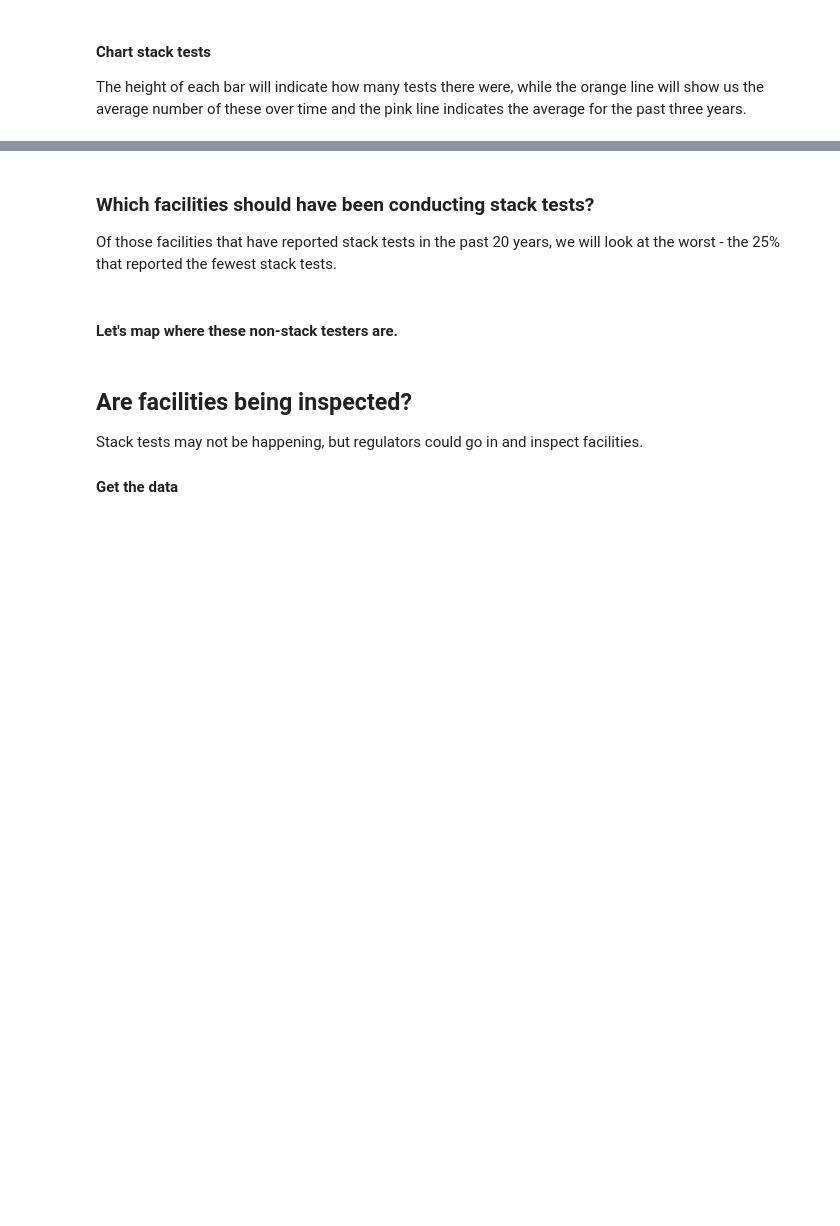
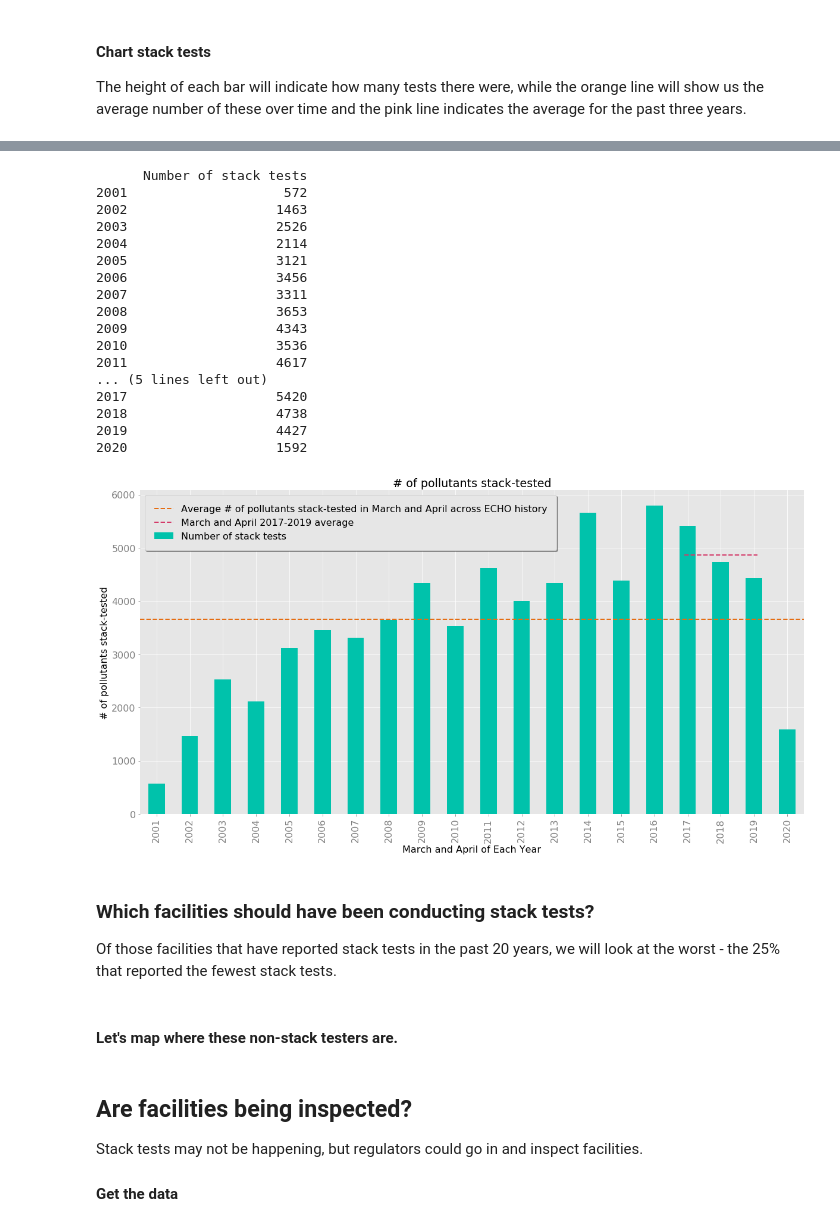
Before and after one commit to edgi-govdata-archiving/ECHO-COVID19, a Jupyter notebook: ECHO-COVID19.ipynb, the cells around one changed output, grey strips where cells are left out. Cells and saved outputs as stored; diff of their text form; code cells hidden in the pictures; blank space fills up the shorter version.

```diff
--- a/ECHO-COVID19.ipynb
+++ b/ECHO-COVID19.ipynb
@@ -80,7 +84,6 @@ display(w)
 # %%
-# Assign the month you chose to the variable “mnth”
-mnth_name=w.value
-mnth = "{0:0=2d}".format(months_list.index(mnth_name) + 1) # Converts month name to 2-digit string number
+mnth_name="March and April"
+#mnth = "{0:0=2d}".format(months_list.index(mnth_name) + 1) # Converts month name to 2-digit string number
 # %% [markdown]
 ## Are facilities monitoring their air emissions?
 "Stack tests" involve measuring the volume of pollutants coming out of the facility's "smokestack".
@@ -97,7 +100,7 @@ full_stack_data = get_data( sql, 'pgm_sys_id' )
 full_stack_data["ACTUAL_END_DATE"]= pd.to_datetime(full_stack_data["ACTUAL_END_DATE"], format="%m/%d/%Y", errors = 'coerce')
 full_stack_data['month'] = pd.DatetimeIndex(full_stack_data['ACTUAL_END_DATE']).month
 
-stack_data = full_stack_data[ full_stack_data['month'] == int(mnth) ].copy()
+stack_data = full_stack_data[ (full_stack_data['month'] == 3) | (full_stack_data['month'] == 4) ].copy()
 
 # This is your data!
 stack_data
@@ -108,7 +135,26 @@ The height of each bar will indicate how many tests there were, while the orange
 # %%
-charter(stack_data, 'ACTUAL_END_DATE', "%m/%d/%Y", mnth, mnth_name, 'STATE_EPA_FLAG',
+charter(stack_data, 'ACTUAL_END_DATE', "%m/%d/%Y", mnth_name, 'STATE_EPA_FLAG',
         "Number of stack tests", "air_monitoring.csv", "# of pollutants stack-tested",
         "count")
+# %% [output]
+      Number of stack tests
+2001                    572
+2002                   1463
+2003                   2526
+2004                   2114
+2005                   3121
+2006                   3456
+2007                   3311
+2008                   3653
+2009                   4343
+2010                   3536
+2011                   4617
+... (5 lines left out)
+2017                   5420
+2018                   4738
+2019                   4427
+2020                   1592
+[figure, added]
 # %% [markdown]
 ### Which facilities should have been conducting stack tests?
 Of those facilities that have reported stack tests in the past 20 years, we will look at the worst - the 25% that reported the fewest stack tests.
```
Also changed, not shown: parts of 6 cells of this notebook, 2 other files.
